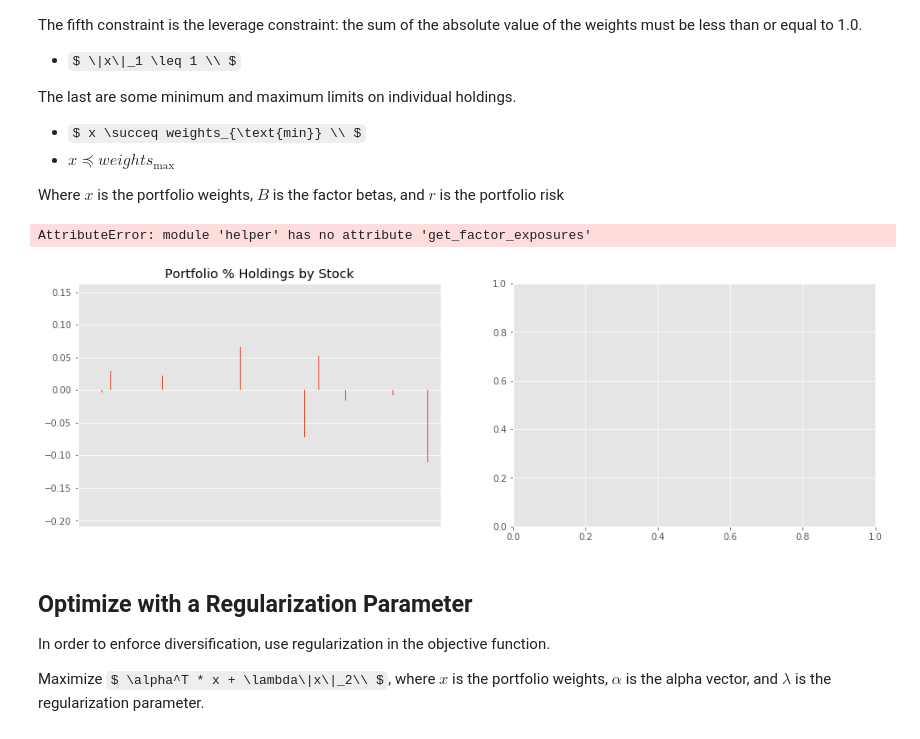
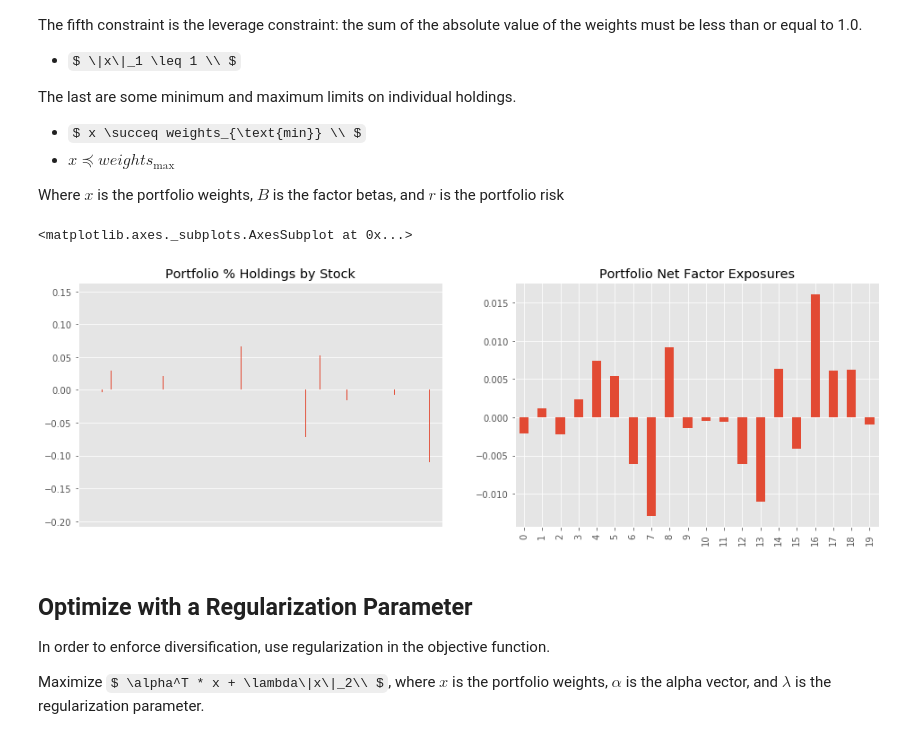
Before and after one commit to yukit-k/ai-alpha, a Jupyter notebook: Alpha Research.ipynb, the cells around one changed output. Saved outputs shown, nothing was run; the diff lists cells and outputs as text; code cells hidden in the pictures; some formulas as TeX source.

```diff
--- a/Alpha Research.ipynb
+++ b/Alpha Research.ipynb
@@ -568,3 +389,8 @@ pipeline.add(MarketVolatility(window_length=120), 'market_vol_120d')
+# %%
+pipeline.add(SimpleMovingAverage(inputs=[alphas.MarketDispersion(mask=universe)], window_length=20), 'dispersion_20d')
+pipeline.add(SimpleMovingAverage(inputs=[alphas.MarketDispersion(mask=universe)], window_length=120), 'dispersion_120d')
+pipeline.add(alphas.MarketVolatility(window_length=20), 'market_vol_20d')
+pipeline.add(alphas.MarketVolatility(window_length=120), 'market_vol_120d')
 # %% [markdown]
 ### Target
 Predict go forward 1-week return. Create the trailing 5-day return as a quantized target factor.
@@ -756,7 +534,7 @@ temp = all_factors.dropna().copy()
 X = temp[features]
 y = temp[target_label]
 
-X_train, X_valid, X_test, y_train, y_valid, y_test = train_valid_test_split(X, y, 0.7, 0.2, 0.1)
+X_train, X_valid, X_test, y_train, y_valid, y_test = mlutil.train_valid_test_split(X, y, 0.7, 0.2, 0.1)
 
 X_train.head()
 # %% [output]
@@ -1135,6 +791,8 @@ class NoOverlapVoter(NoOverlapVoterAbstract):
 # %% [markdown]
 ### Train the model
 # %%
+from sklearn.ensemble import RandomForestClassifier
+
 train_score = []
 valid_score = []
 oob_score = []
@@ -1142,7 +800,7 @@ oob_score = []
 for n_trees in tqdm(n_trees_l, desc='Training Models', unit='Model'):
     clf = RandomForestClassifier(n_trees, **clf_parameters)
 
-    clf_nov = NoOverlapVoter(clf)
+    clf_nov = mlutil.NoOverlapVoter(clf)
     clf_nov.fit(X_train, y_train)
 
     train_score.append(clf_nov.score(X_train, y_train.values))
@@ -1191,7 +849,7 @@ X_train_valid = pd.concat([X_train, X_valid])
 y_train_valid = pd.concat([y_train, y_valid])
 
 clf = RandomForestClassifier(n_trees, **clf_parameters)
-clf_nov = NoOverlapVoter(clf)
+clf_nov = mlutil.NoOverlapVoter(clf)
 clf_nov.fit(X_train_valid, y_train_valid)
 # %% [output]
 NoOverlapVoter(estimator=None, n_skip_samples=4, voting='soft')
@@ -1422,15 +985,15 @@ class OptimalHoldings(AbstractOptimalHoldings):
 # %%
-optimal_weights = OptimalHoldings().find(alpha_vector, risk_model['factor_betas'], risk_model['factor_cov_matrix'], risk_model['idiosyncratic_var_vector'])
+optimal_weights = optimization.OptimalHoldings().find(alpha_vector, risk_model['factor_betas'], risk_model['factor_cov_matrix'], risk_model['idiosyncratic_var_vector'])
 
 fig, (ax1, ax2) = plt.subplots(1, 2, figsize=(16,5))
 optimal_weights.plot.bar(legend=None, title='Portfolio % Holdings by Stock', ax=ax1)
 ax1.axes.xaxis.set_visible(False)
-helper.get_factor_exposures(risk_model['factor_betas'], optimal_weights).plot.bar(
+performance.get_factor_exposures(risk_model['factor_betas'], optimal_weights).plot.bar(
     title='Portfolio Net Factor Exposures',
     legend=False, ax=ax2)
 # %% [output]
-AttributeError: module 'helper' has no attribute 'get_factor_exposures'
+<matplotlib.axes._subplots.AxesSubplot at 0x...>
-[figure, old version]
+[figure, new version]
 # %% [markdown]
 ## Optimize with a Regularization Parameter
 In order to enforce diversification, use regularization in the objective function.
```
Also changed, not shown: parts of 57 cells of this notebook.
